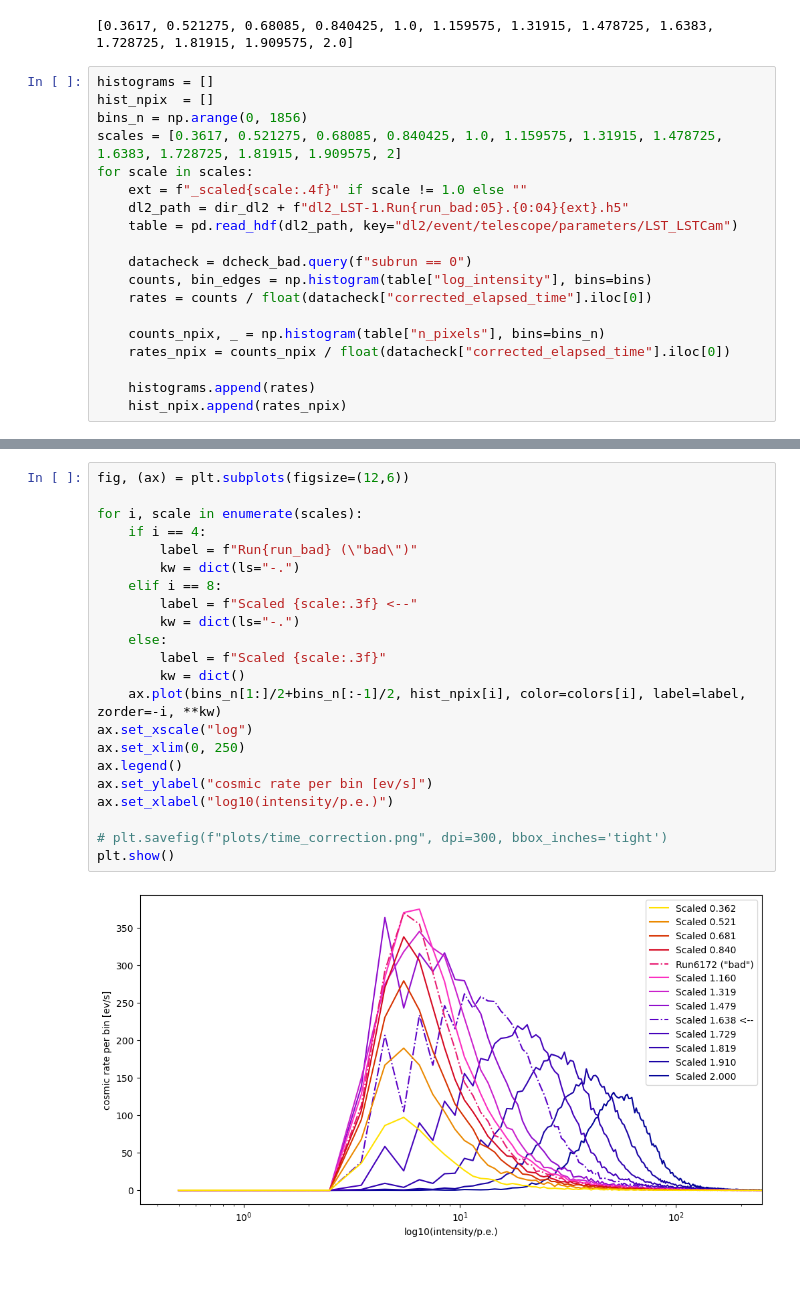
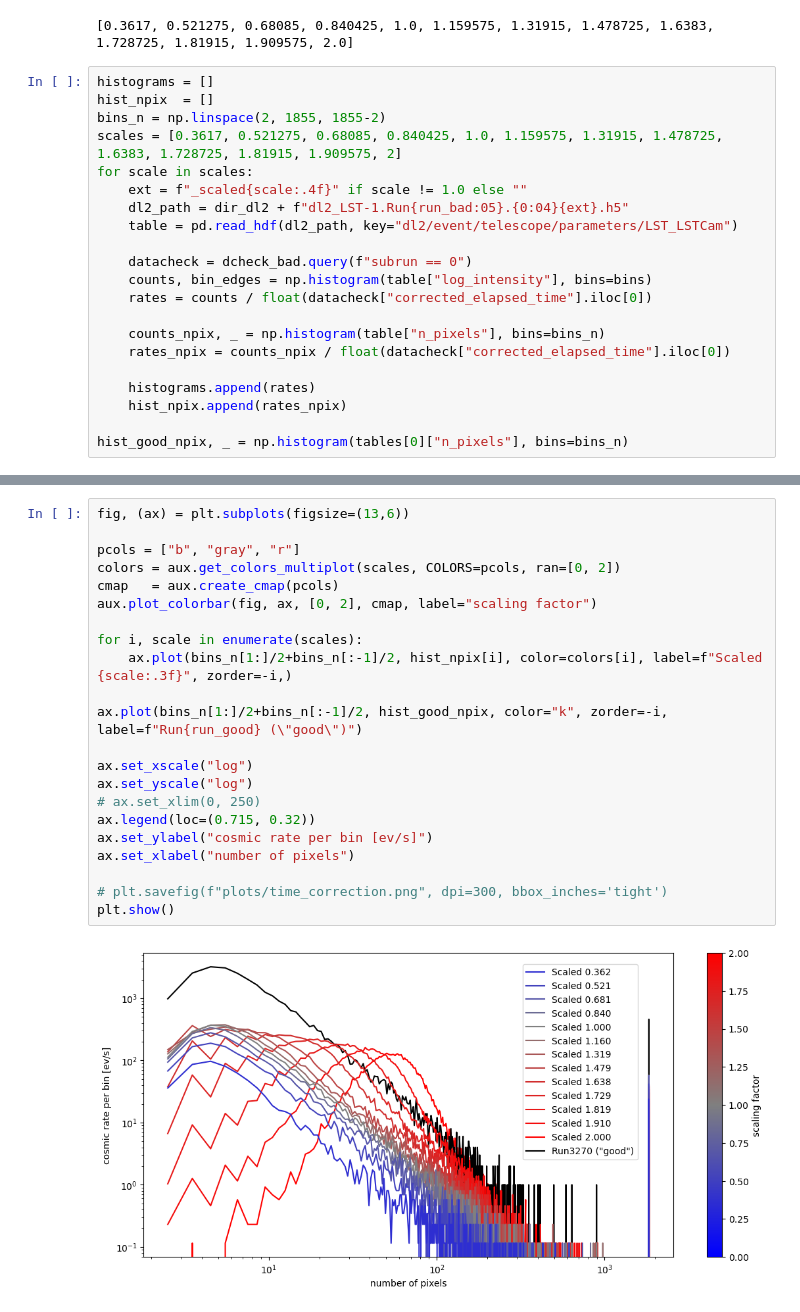
Before and after one commit to juanjq/cosmic_ray_data_correction, a Jupyter notebook: dl2_production/read_default.ipynb, the cells around one changed output, grey strips where cells are left out. Drawn from its saved outputs; the diff is of its cells as text; blank space fills up the shorter version.

```diff
--- a/dl2_production/read_default.ipynb
+++ b/dl2_production/read_default.ipynb
@@ -149,7 +149,7 @@ print([*np.linspace(1-0.6383, 1, 5)[:-1], *np.linspace(1, 1.6383, 5),*np.linspac
 # %%
 histograms = []
 hist_npix  = []
-bins_n = np.arange(0, 1856)
+bins_n = np.linspace(2, 1855, 1855-2)
 scales = [0.3617, 0.521275, 0.68085, 0.840425, 1.0, 1.159575, 1.31915, 1.478725, 1.6383, 1.728725, 1.81915, 1.909575, 2]
 for scale in scales:
     ext = f"_scaled{scale:.4f}" if scale != 1.0 else ""
@@ -165,6 +165,8 @@ for scale in scales:
 
     histograms.append(rates)
     hist_npix.append(rates_npix)
+
+hist_good_npix, _ = np.histogram(tables[0]["n_pixels"], bins=bins_n)
 # %%
 fig, (ax) = plt.subplots(figsize=(12,6))
 
@@ -202,24 +296,24 @@ plt.show()
 # %%
-fig, (ax) = plt.subplots(figsize=(12,6))
+fig, (ax) = plt.subplots(figsize=(13,6))
+
+pcols = ["b", "gray", "r"]
+colors = aux.get_colors_multiplot(scales, COLORS=pcols, ran=[0, 2])
+cmap   = aux.create_cmap(pcols)
+aux.plot_colorbar(fig, ax, [0, 2], cmap, label="scaling factor")
 
 for i, scale in enumerate(scales):
-    if i == 4:
-        label = f"Run{run_bad} (\"bad\")"
-        kw = dict(ls="-.")
-    elif i == 8:
-        label = f"Scaled {scale:.3f} <--"
-        kw = dict(ls="-.")
-    else:
-        label = f"Scaled {scale:.3f}"
-        kw = dict()
-    ax.plot(bins_n[1:]/2+bins_n[:-1]/2, hist_npix[i], color=colors[i], label=label, zorder=-i, **kw)
+    ax.plot(bins_n[1:]/2+bins_n[:-1]/2, hist_npix[i], color=colors[i], label=f"Scaled {scale:.3f}", zorder=-i,)
+
+ax.plot(bins_n[1:]/2+bins_n[:-1]/2, hist_good_npix, color="k", zorder=-i, label=f"Run{run_good} (\"good\")")
+
 ax.set_xscale("log")
-ax.set_xlim(0, 250)
-ax.legend()
+ax.set_yscale("log")
+# ax.set_xlim(0, 250)
+ax.legend(loc=(0.715, 0.32))
 ax.set_ylabel("cosmic rate per bin [ev/s]")
-ax.set_xlabel("log10(intensity/p.e.)")
+ax.set_xlabel("number of pixels")
 
 # plt.savefig(f"plots/time_correction.png", dpi=300, bbox_inches='tight')
 plt.show()
 # %% [output]
-[figure, old version]
+[figure, new version]
```
Also changed, not shown: parts of 15 cells of this notebook, 2 other files.
